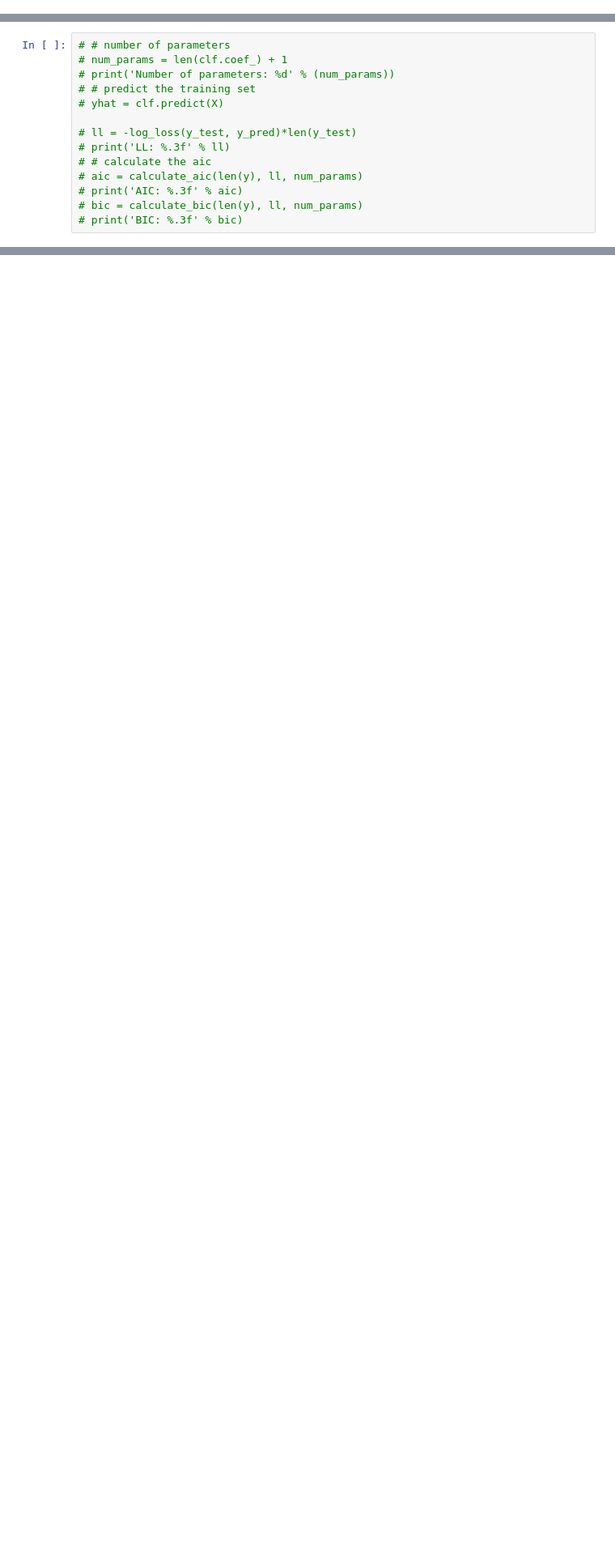
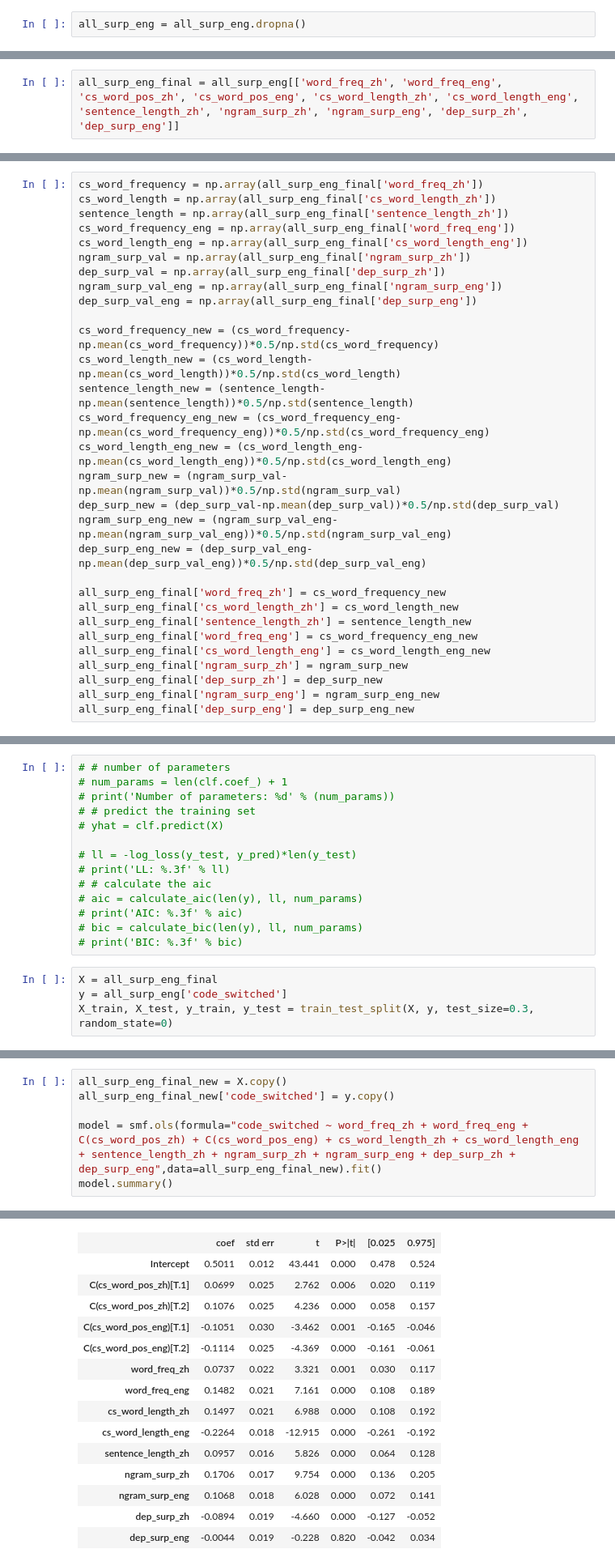
Before and after one commit to db758/code-switching, a Jupyter notebook: notebooks/regression.ipynb, the cells around one changed output, grey strips where cells are left out. Shown at 81% size. Saved outputs shown, nothing was run; the diff lists cells and outputs as text; blank space fills up the shorter version.

```diff
--- a/notebooks/regression.ipynb
+++ b/notebooks/regression.ipynb
@@ -1207,0 +1775,2 @@ all_surp_final.head()
+# %%
+all_surp_eng = all_surp_eng.dropna()
@@ -1207,0 +1781,2 @@ all_surp_final.head()
+# %%
+all_surp_eng_final = all_surp_eng[['word_freq_zh', 'word_freq_eng', 'cs_word_pos_zh', 'cs_word_pos_eng', 'cs_word_length_zh', 'cs_word_length_eng', 'sentence_length_zh', 'ngram_surp_zh', 'ngram_surp_eng', 'dep_surp_zh', 'dep_surp_eng']]
@@ -1207,0 +1792,30 @@ all_surp_final.head()
+# %%
+cs_word_frequency = np.array(all_surp_eng_final['word_freq_zh'])
+cs_word_length = np.array(all_surp_eng_final['cs_word_length_zh'])
+sentence_length = np.array(all_surp_eng_final['sentence_length_zh'])
+cs_word_frequency_eng = np.array(all_surp_eng_final['word_freq_eng'])
+cs_word_length_eng = np.array(all_surp_eng_final['cs_word_length_eng'])
+ngram_surp_val = np.array(all_surp_eng_final['ngram_surp_zh'])
+dep_surp_val = np.array(all_surp_eng_final['dep_surp_zh'])
+ngram_surp_val_eng = np.array(all_surp_eng_final['ngram_surp_eng'])
+dep_surp_val_eng = np.array(all_surp_eng_final['dep_surp_eng'])
+
+cs_word_frequency_new = (cs_word_frequency-np.mean(cs_word_frequency))*0.5/np.std(cs_word_frequency)
+cs_word_length_new = (cs_word_length-np.mean(cs_word_length))*0.5/np.std(cs_word_length)
+sentence_length_new = (sentence_length-np.mean(sentence_length))*0.5/np.std(sentence_length)
+cs_word_frequency_eng_new = (cs_word_frequency_eng-np.mean(cs_word_frequency_eng))*0.5/np.std(cs_word_frequency_eng)
+cs_word_length_eng_new = (cs_word_length_eng-np.mean(cs_word_length_eng))*0.5/np.std(cs_word_length_eng)
+ngram_surp_new = (ngram_surp_val-np.mean(ngram_surp_val))*0.5/np.std(ngram_surp_val)
+dep_surp_new = (dep_surp_val-np.mean(dep_surp_val))*0.5/np.std(dep_surp_val)
+ngram_surp_eng_new = (ngram_surp_val_eng-np.mean(ngram_surp_val_eng))*0.5/np.std(ngram_surp_val_eng)
+dep_surp_eng_new = (dep_surp_val_eng-np.mean(dep_surp_val_eng))*0.5/np.std(dep_surp_val_eng)
+
+all_surp_eng_final['word_freq_zh'] = cs_word_frequency_new
+all_surp_eng_final['cs_word_length_zh'] = cs_word_length_new
+all_surp_eng_final['sentence_length_zh'] = sentence_length_new
+all_surp_eng_final['word_freq_eng'] = cs_word_frequency_eng_new
+all_surp_eng_final['cs_word_length_eng'] = cs_word_length_eng_new
+all_surp_eng_final['ngram_surp_zh'] = ngram_surp_new
+all_surp_eng_final['dep_surp_zh'] = dep_surp_new
+all_surp_eng_final['ngram_surp_eng'] = ngram_surp_eng_new
+all_surp_eng_final['dep_surp_eng'] = dep_surp_eng_new
@@ -1322,3 +1962,7 @@ mean test f1 micro: 0.6290849748053138
 # print('AIC: %.3f' % aic)
 # bic = calculate_bic(len(y), ll, num_params)
 # print('BIC: %.3f' % bic)
+# %%
+X = all_surp_eng_final
+y = all_surp_eng['code_switched']
+X_train, X_test, y_train, y_test = train_test_split(X, y, test_size=0.3, random_state=0)
@@ -1324,0 +1991,7 @@ mean test f1 micro: 0.6290849748053138
+# %%
+all_surp_eng_final_new = X.copy()
+all_surp_eng_final_new['code_switched'] = y.copy()
+
+model = smf.ols(formula="code_switched ~ word_freq_zh + word_freq_eng + C(cs_word_pos_zh) + C(cs_word_pos_eng) + cs_word_length_zh + cs_word_length_eng + sentence_length_zh + ngram_surp_zh + ngram_surp_eng + dep_surp_zh + dep_surp_eng",data=all_surp_eng_final_new).fit()
+model.summary()
+# %% [output]
@@ -1324,0 +2008,15 @@ mean test f1 micro: 0.6290849748053138
+|  | coef | std err | t | P>|t| | [0.025 | 0.975] |
+| Intercept | 0.5011 | 0.012 | 43.441 | 0.000 | 0.478 | 0.524 |
+| C(cs_word_pos_zh)[T.1] | 0.0699 | 0.025 | 2.762 | 0.006 | 0.020 | 0.119 |
+| C(cs_word_pos_zh)[T.2] | 0.1076 | 0.025 | 4.236 | 0.000 | 0.058 | 0.157 |
+| C(cs_word_pos_eng)[T.1] | -0.1051 | 0.030 | -3.462 | 0.001 | -0.165 | -0.046 |
+| C(cs_word_pos_eng)[T.2] | -0.1114 | 0.025 | -4.369 | 0.000 | -0.161 | -0.061 |
+| word_freq_zh | 0.0737 | 0.022 | 3.321 | 0.001 | 0.030 | 0.117 |
+| word_freq_eng | 0.1482 | 0.021 | 7.161 | 0.000 | 0.108 | 0.189 |
+| cs_word_length_zh | 0.1497 | 0.021 | 6.988 | 0.000 | 0.108 | 0.192 |
+| cs_word_length_eng | -0.2264 | 0.018 | -12.915 | 0.000 | -0.261 | -0.192 |
+| sentence_length_zh | 0.0957 | 0.016 | 5.826 | 0.000 | 0.064 | 0.128 |
+| ngram_surp_zh | 0.1706 | 0.017 | 9.754 | 0.000 | 0.136 | 0.205 |
+| ngram_surp_eng | 0.1068 | 0.018 | 6.028 | 0.000 | 0.072 | 0.141 |
+| dep_surp_zh | -0.0894 | 0.019 | -4.660 | 0.000 | -0.127 | -0.052 |
+| dep_surp_eng | -0.0044 | 0.019 | -0.228 | 0.820 | -0.042 | 0.034 |
```
Also changed, not shown: parts of 148 cells of this notebook, 1 other file.
